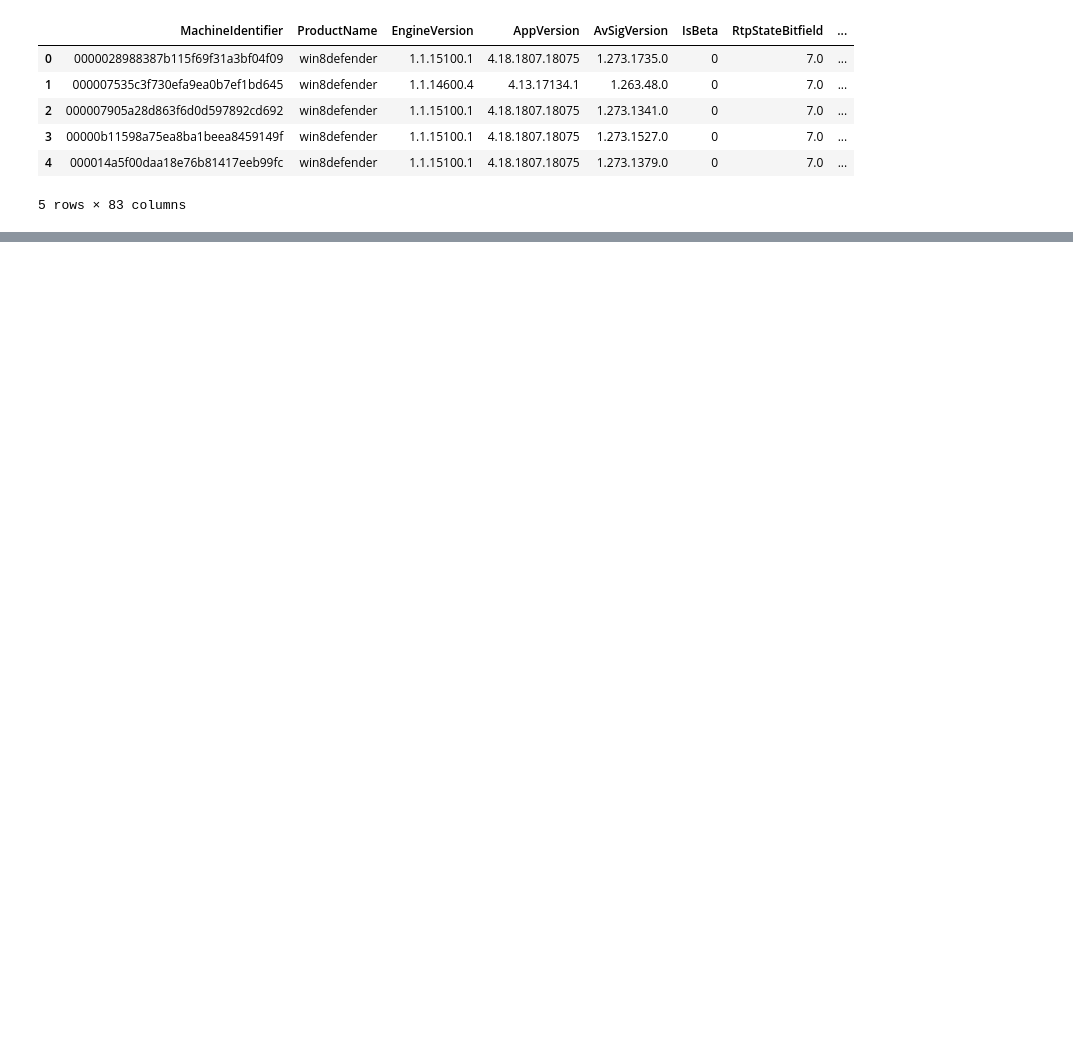
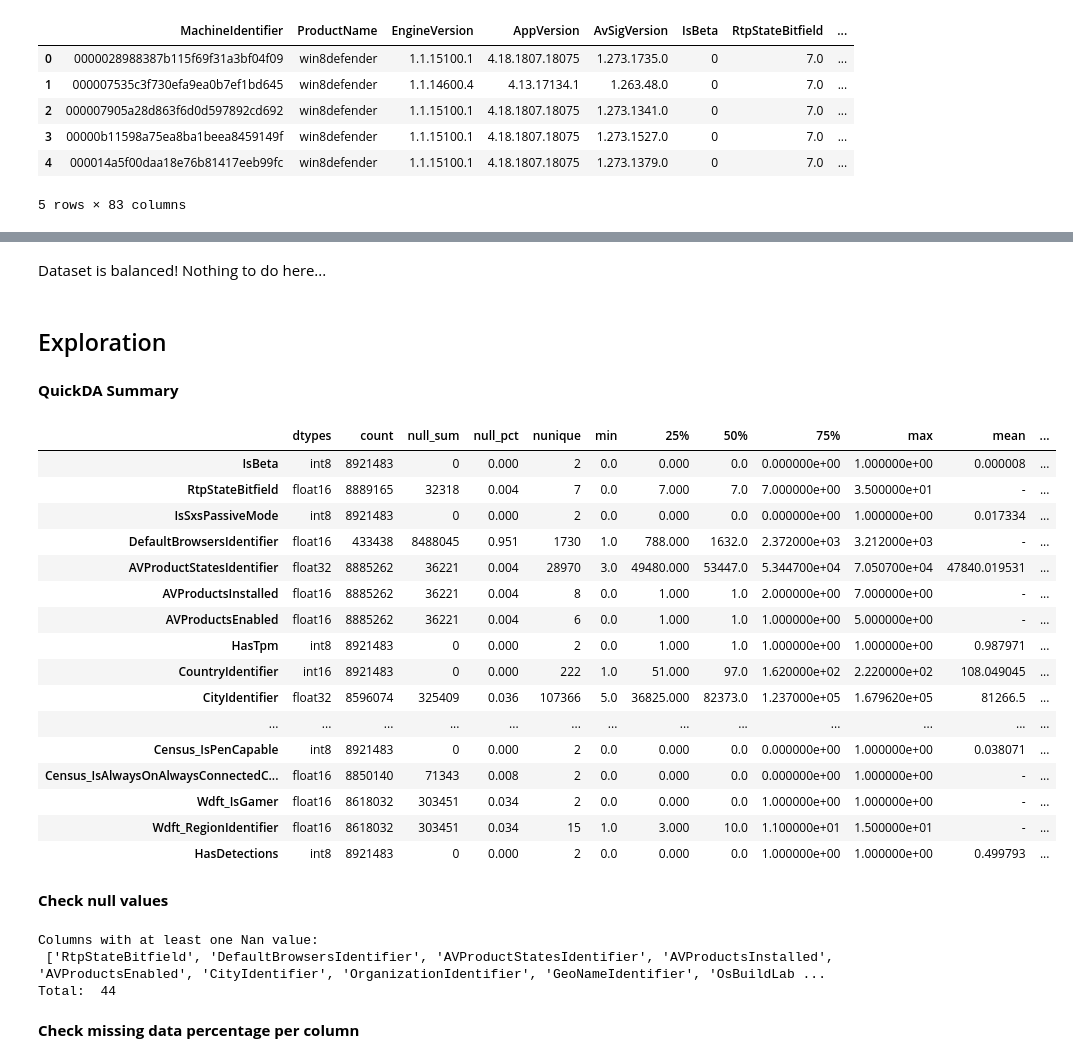
Before and after one commit to gusmendez99/sds-project-2, a Jupyter notebook: EDA.ipynb, the cells around one changed output, grey strips where cells are left out. Cells and saved outputs as stored; diff of their text form; code cells hidden in the pictures; blank space fills up the shorter version.

```diff
--- a/EDA.ipynb
+++ b/EDA.ipynb
@@ -47,0 +93,38 @@ df.head()
+# %% [markdown]
+Dataset is balanced! Nothing to do here...
+# %% [markdown]
+## Exploration
+# %% [markdown]
+**QuickDA Summary**
+# %%
+explore(df[numerical_columns], method="summarize")
+# %% [output]
+|  | dtypes | count | null_sum | null_pct | nunique | min | 25% | 50% | 75% | max | mean | ... |
+| IsBeta | int8 | 8921483 | 0 | 0.000 | 2 | 0.0 | 0.000 | 0.0 | 0.000000e+00 | 1.000000e+00 | 0.000008 | ... |
+| RtpStateBitfield | float16 | 8889165 | 32318 | 0.004 | 7 | 0.0 | 7.000 | 7.0 | 7.000000e+00 | 3.500000e+01 | - | ... |
+| IsSxsPassiveMode | int8 | 8921483 | 0 | 0.000 | 2 | 0.0 | 0.000 | 0.0 | 0.000000e+00 | 1.000000e+00 | 0.017334 | ... |
+| DefaultBrowsersIdentifier | float16 | 433438 | 8488045 | 0.951 | 1730 | 1.0 | 788.000 | 1632.0 | 2.372000e+03 | 3.212000e+03 | - | ... |
+| AVProductStatesIdentifier | float32 | 8885262 | 36221 | 0.004 | 28970 | 3.0 | 49480.000 | 53447.0 | 5.344700e+04 | 7.050700e+04 | 47840.019531 | ... |
+| AVProductsInstalled | float16 | 8885262 | 36221 | 0.004 | 8 | 0.0 | 1.000 | 1.0 | 2.000000e+00 | 7.000000e+00 | - | ... |
+| AVProductsEnabled | float16 | 8885262 | 36221 | 0.004 | 6 | 0.0 | 1.000 | 1.0 | 1.000000e+00 | 5.000000e+00 | - | ... |
+| HasTpm | int8 | 8921483 | 0 | 0.000 | 2 | 0.0 | 1.000 | 1.0 | 1.000000e+00 | 1.000000e+00 | 0.987971 | ... |
+| CountryIdentifier | int16 | 8921483 | 0 | 0.000 | 222 | 1.0 | 51.000 | 97.0 | 1.620000e+02 | 2.220000e+02 | 108.049045 | ... |
+| CityIdentifier | float32 | 8596074 | 325409 | 0.036 | 107366 | 5.0 | 36825.000 | 82373.0 | 1.237000e+05 | 1.679620e+05 | 81266.5 | ... |
+| ... | ... | ... | ... | ... | ... | ... | ... | ... | ... | ... | ... | ... |
+| Census_IsPenCapable | int8 | 8921483 | 0 | 0.000 | 2 | 0.0 | 0.000 | 0.0 | 0.000000e+00 | 1.000000e+00 | 0.038071 | ... |
+| Census_IsAlwaysOnAlwaysConnectedC... | float16 | 8850140 | 71343 | 0.008 | 2 | 0.0 | 0.000 | 0.0 | 0.000000e+00 | 1.000000e+00 | - | ... |
+| Wdft_IsGamer | float16 | 8618032 | 303451 | 0.034 | 2 | 0.0 | 0.000 | 0.0 | 1.000000e+00 | 1.000000e+00 | - | ... |
+| Wdft_RegionIdentifier | float16 | 8618032 | 303451 | 0.034 | 15 | 1.0 | 3.000 | 10.0 | 1.100000e+01 | 1.500000e+01 | - | ... |
+| HasDetections | int8 | 8921483 | 0 | 0.000 | 2 | 0.0 | 0.000 | 0.0 | 1.000000e+00 | 1.000000e+00 | 0.499793 | ... |
+# %% [markdown]
+**Check null values**
+# %%
+nan_cols = df.loc[:,df.isna().any()].columns.tolist()
+print("Columns with at least one Nan value: \n", nan_cols)
+print("Total: ", len(nan_cols))
+# %% [output]
+Columns with at least one Nan value:
+ ['RtpStateBitfield', 'DefaultBrowsersIdentifier', 'AVProductStatesIdentifier', 'AVProductsInstalled', 'AVProductsEnabled', 'CityIdentifier', 'OrganizationIdentifier', 'GeoNameIdentifier', 'OsBuildLab ...
+Total:  44
+# %% [markdown]
+**Check missing data percentage per column**
```
Also changed, not shown: parts of 17 cells of this notebook, 3 other files.
